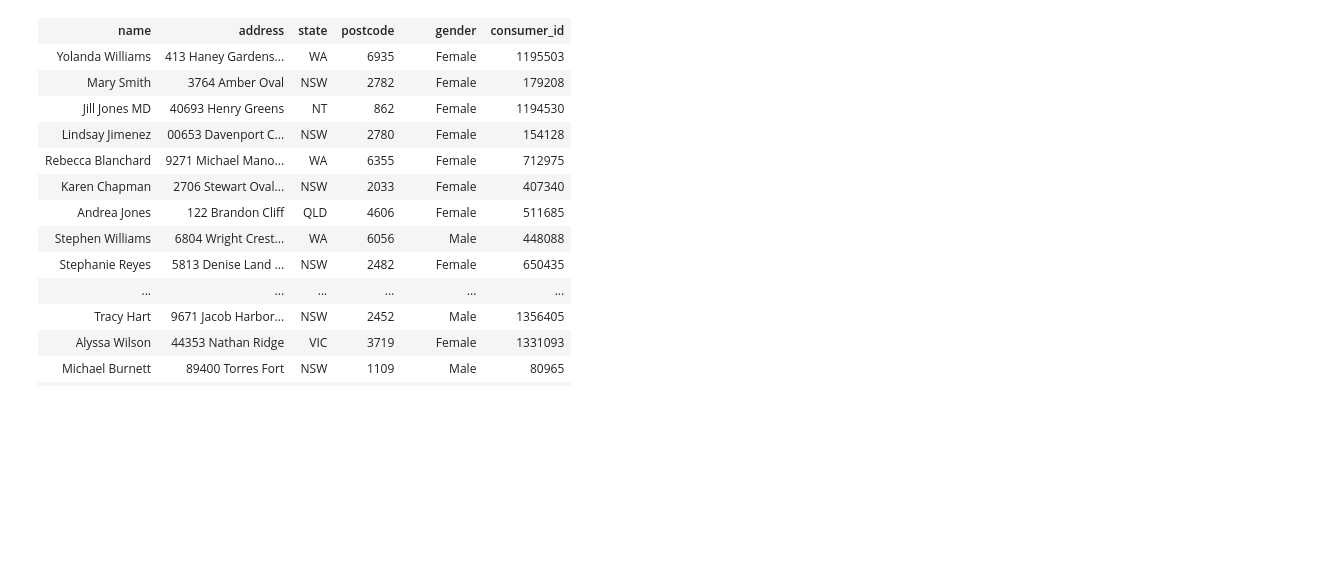
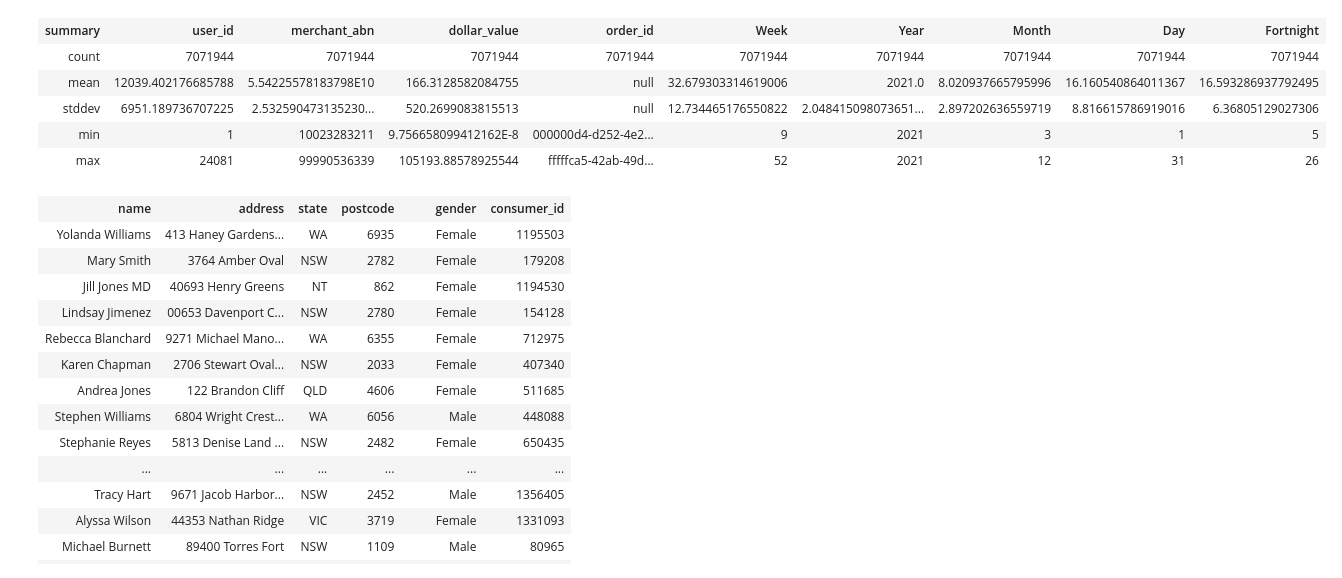
Before and after one commit to TGChenZP/MAST30034-A2_GroupWork_Py, a Jupyter notebook: notebooks/Y_grouping(by fortnight).ipynb, the cells around one changed output. Cells and saved outputs as stored; diff of their text form; code cells hidden in the pictures; blank space fills up the shorter version.

```diff
--- a/notebooks/Y_grouping(by fortnight).ipynb
+++ b/notebooks/Y_grouping(by fortnight).ipynb
@@ -49,3 +60,12 @@ data = data.withColumn("Week", F.weekofyear("order_datetime"))\
+# %%
+k1.describe()
+# %% [output]
+| summary | user_id | merchant_abn | dollar_value | order_id | Week | Year | Month | Day | Fortnight |
+| count | 7071944 | 7071944 | 7071944 | 7071944 | 7071944 | 7071944 | 7071944 | 7071944 | 7071944 |
+| mean | 12039.402176685788 | 5.54225578183798E10 | 166.3128582084755 | null | 32.679303314619006 | 2021.0 | 8.020937665795996 | 16.160540864011367 | 16.593286937792495 |
+| stddev | 6951.189736707225 | 2.532590473135230... | 520.2699083815513 | null | 12.734465176550822 | 2.048415098073651... | 2.897202636559719 | 8.816615786919016 | 6.36805129027306 |
+| min | 1 | 10023283211 | 9.756658099412162E-8 | 000000d4-d252-4e2... | 9 | 2021 | 3 | 1 | 5 |
+| max | 24081 | 99990536339 | 105193.88578925544 | fffffca5-42ab-49d... | 52 | 2021 | 12 | 31 | 26 |
 # %%
 consumer_data
 # %% [output]
```
Also changed, not shown: parts of 8 cells of this notebook, 1 other file.
